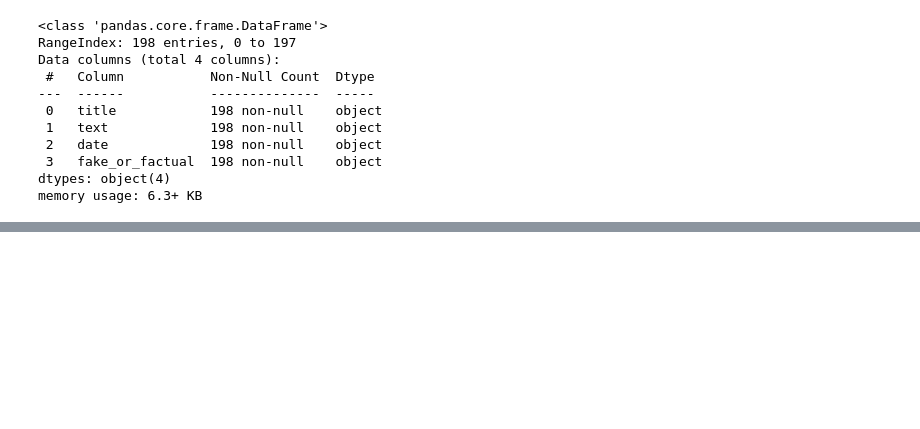
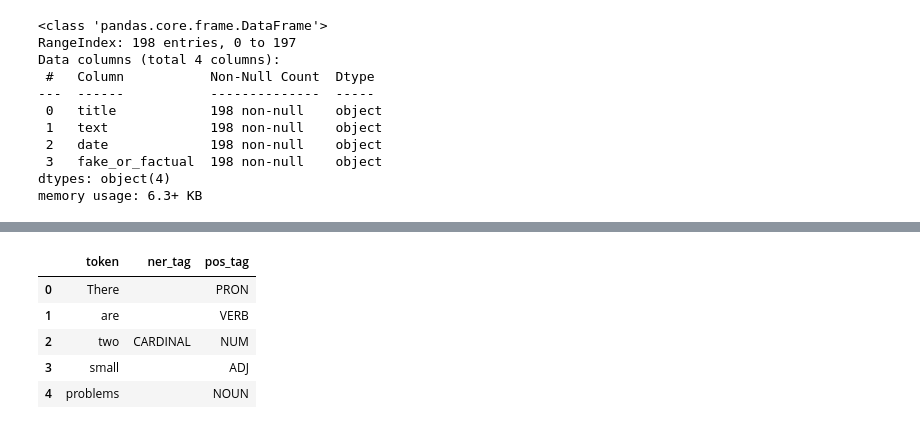
Before and after one commit to Pavan-AIML/NLP_based_REAL-Fake_new_classifier., a Jupyter notebook: code.ipynb, the cells around one changed output, grey strips where cells are left out. Drawn from its saved outputs; the diff is of its cells as text; code cells hidden in the pictures; blank space fills up the shorter version.

```diff
--- a/code.ipynb
+++ b/code.ipynb
@@ -70,0 +87,3 @@ Here both the classes are almost same hence this is the perfect data set for dat
+# %%
+def extract_token_tags(doc:spacy.tokens.doc.Doc):
+    return [(i.text, i.ent_type_, i.pos_) for i in doc]
@@ -70,0 +92,13 @@ Here both the classes are almost same hence this is the perfect data set for dat
+# %%
+# start with fake data-set.
+fake_tagsdf = []
+columns = ["token", "ner_tag", "pos_tag"]
+# %%
+for ix, doc in enumerate(fake_spacydocs):
+    tags = extract_token_tags(doc)
+    # convert the tags in the data frame.
+    tags = pd.DataFrame(tags)
+    tags.columns = columns
+    fake_tagsdf.append(tags)
+# %%
+fake_tagsdf = pd.concat(fake_tagsdf)
@@ -70,0 +115,9 @@ Here both the classes are almost same hence this is the perfect data set for dat
+# %%
+fake_tagsdf.head()
+# %% [output]
+|  | token | ner_tag | pos_tag |
+| 0 | There |  | PRON |
+| 1 | are |  | VERB |
+| 2 | two | CARDINAL | NUM |
+| 3 | small |  | ADJ |
+| 4 | problems |  | NOUN |
```
Also changed, not shown: parts of 11 cells of this notebook.
